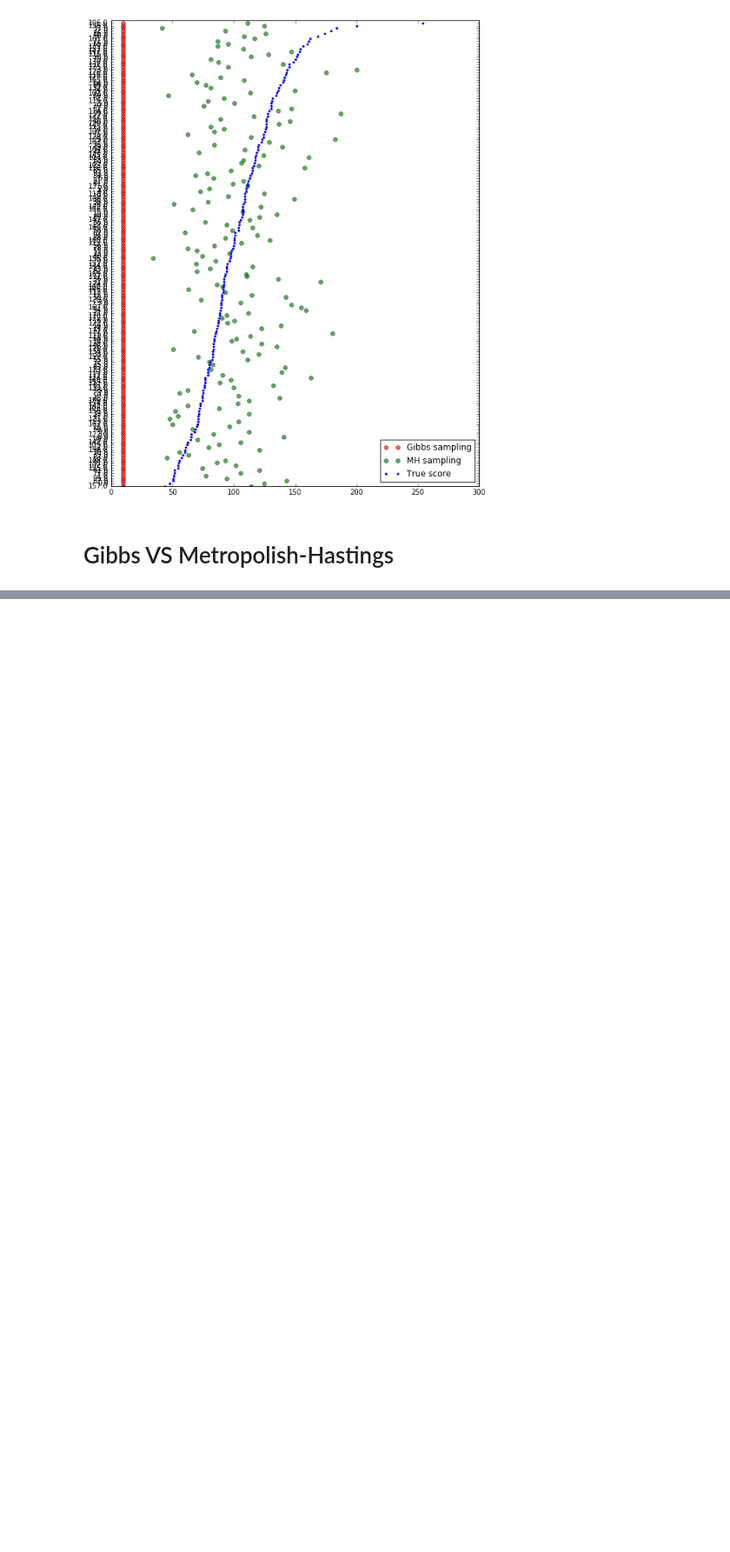
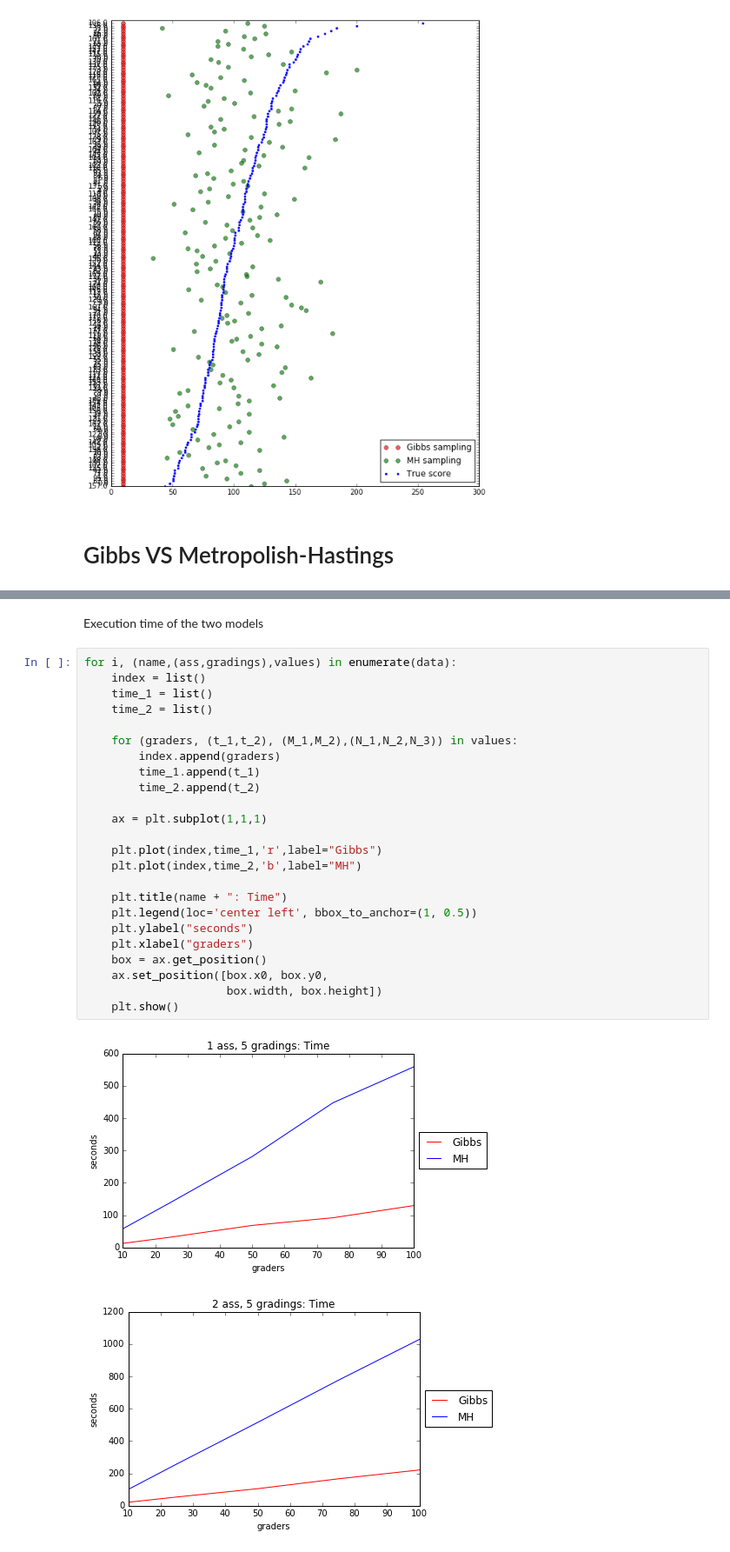
Before and after one commit to TomMalow/pymcmodels, a Jupyter notebook: Model iterations/Gibbs Sampling.ipynb, the cells around one changed output, grey strips where cells are left out. Shown at 87% size. Drawn from its saved outputs; the diff is of its cells as text; blank space fills up the shorter version.

Commit message:
Analysed running time between Gibbs and MH

```diff
--- a/Model iterations/Gibbs Sampling.ipynb
+++ b/Model iterations/Gibbs Sampling.ipynb
@@ -532,0 +537,29 @@ data = [('1 ass, 5 gradings',(1,5),[(10,(52.926037,17.394718),(0.00741566416253,
+# %% [markdown]
+Execution time of the two models
+# %%
+for i, (name,(ass,gradings),values) in enumerate(data):
+    index = list()
+    time_1 = list()
+    time_2 = list()
+
+    for (graders, (t_1,t_2), (M_1,M_2),(N_1,N_2,N_3)) in values:
+        index.append(graders)
+        time_1.append(t_1)
+        time_2.append(t_2)
+
+    ax = plt.subplot(1,1,1)
+
+    plt.plot(index,time_1,'r',label="Gibbs")
+    plt.plot(index,time_2,'b',label="MH")
+
+    plt.title(name + ": Time")
+    plt.legend(loc='center left', bbox_to_anchor=(1, 0.5))
+    plt.ylabel("seconds")
+    plt.xlabel("graders")
+    box = ax.get_position()
+    ax.set_position([box.x0, box.y0,
+                     box.width, box.height])
+    plt.show()
+# %% [output]
+[figure, added]
+[figure, added]
```
Also changed, not shown: parts of 12 cells of this notebook, 3 other files.
